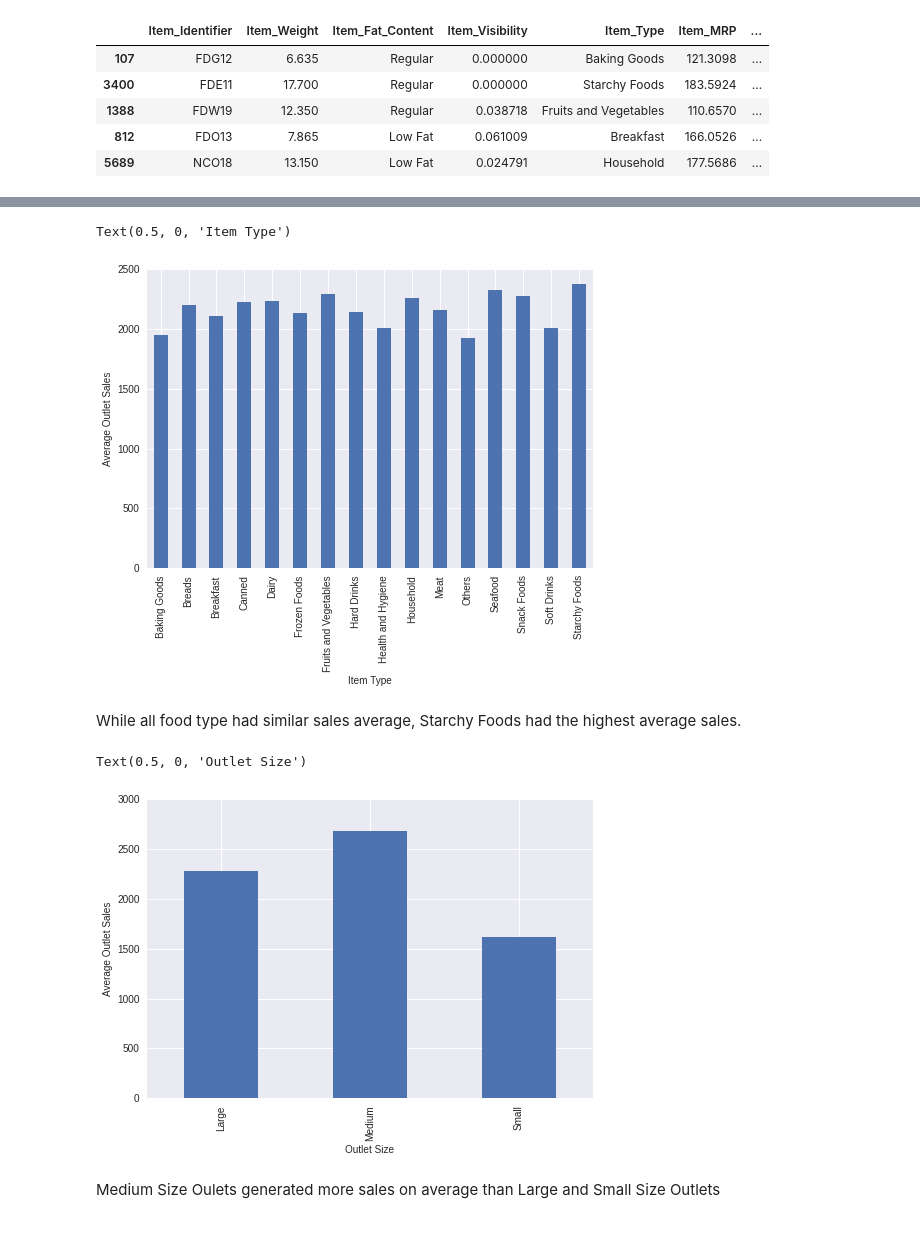
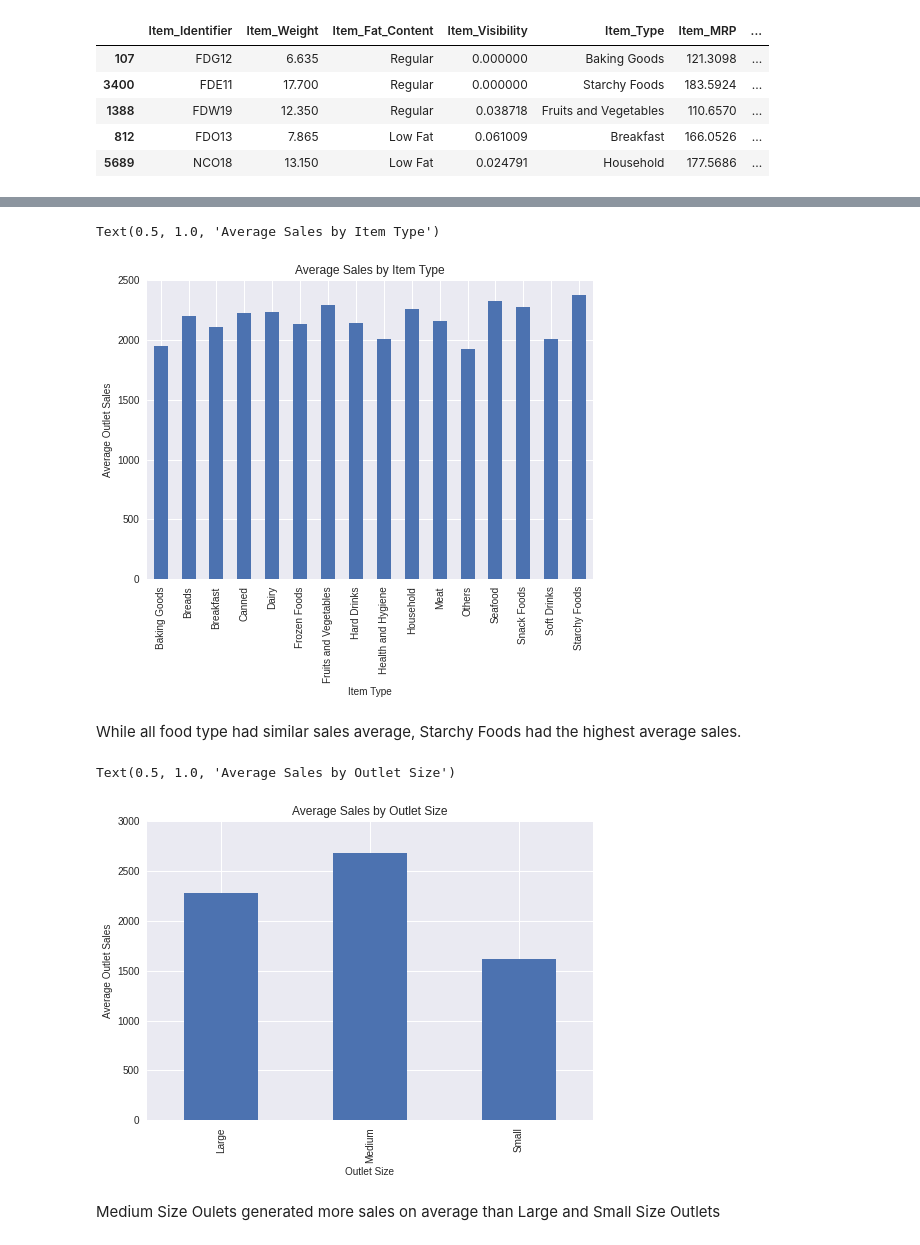
Before and after one commit to kzengg/Sales_Predictions, a Jupyter notebook: Sales_Prediction.ipynb, the cells around one changed output, grey strips where cells are left out. Saved outputs shown, nothing was run; the diff lists cells and outputs as text; code cells hidden in the pictures.

Commit message:
Adding Title

```diff
--- a/Sales_Prediction.ipynb
+++ b/Sales_Prediction.ipynb
@@ -491,7 +491,8 @@ df.sample(5)
 | 812 | FDO13 | 7.865 | Low Fat | 0.061009 | Breakfast | 166.0526 | ... |
 | 5689 | NCO18 | 13.150 | Low Fat | 0.024791 | Household | 177.5686 | ... |
 # %%
-sales_by_item_type = df.groupby('Outlet_Size')['Item_Outlet_Sales'].mean()
+sales_by_item_type = df.groupby('Item_Type')['Item_Outlet_Sales'].mean()
+sales_by_Size = df.groupby('Outlet_Size')['Item_Outlet_Sales'].mean()
 
 sales_by_item_type
 # %% [output]
@@ -503,24 +517,26 @@ Name: Item_Outlet_Sales, dtype: float64
 # %%
 plt.style.use('seaborn')
 sales_by_item_type.plot(kind='bar', y = 'Item_type', x = 'Item_Outlet_Sales')
 
 plt.ylim((0,2500))
 plt.ylabel('Average Outlet Sales', fontsize = 10)
 plt.xlabel('Item Type', fontsize = 10)
+plt.title('Average Sales by Item Type')
 # %% [output]
-Text(0.5, 0, 'Item Type')
+Text(0.5, 1.0, 'Average Sales by Item Type')
-[figure, old version]
+[figure, new version]
 # %% [markdown]
 While all food type had similar sales average, Starchy Foods had the highest average sales.
 # %%
 plt.style.use('seaborn')
-sales_by_item_type.plot(kind='bar', y = 'Outlet_Size', x = 'Item_Outlet_Sales')
+sales_by_Size.plot(kind='bar', y = 'Outlet_Size', x = 'Item_Outlet_Sales')
 
 plt.ylim((0,3000))
 plt.ylabel('Average Outlet Sales', fontsize = 10)
 plt.xlabel('Outlet Size', fontsize = 10)
+plt.title('Average Sales by Outlet Size')
 # %% [output]
-Text(0.5, 0, 'Outlet Size')
+Text(0.5, 1.0, 'Average Sales by Outlet Size')
-[figure, old version]
+[figure, new version]
 # %% [markdown]
 Medium Size Oulets generated more sales on average than Large and Small Size Outlets
```
Also changed, not shown: parts of 1 cell of this notebook.
